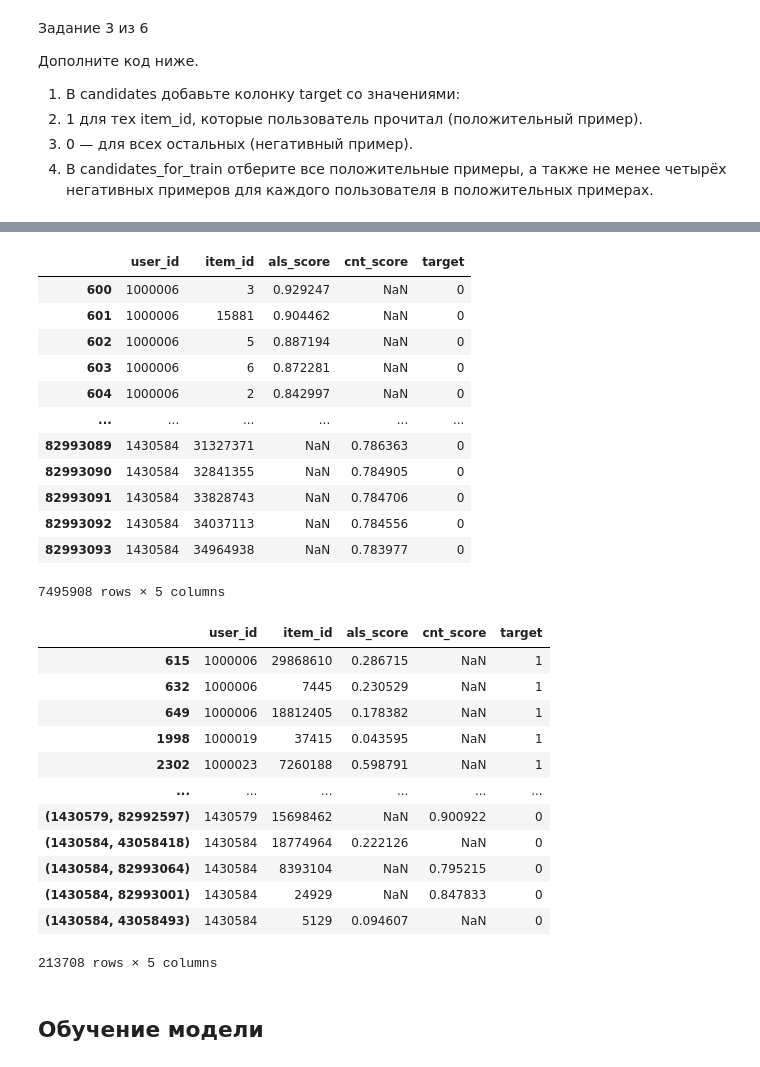
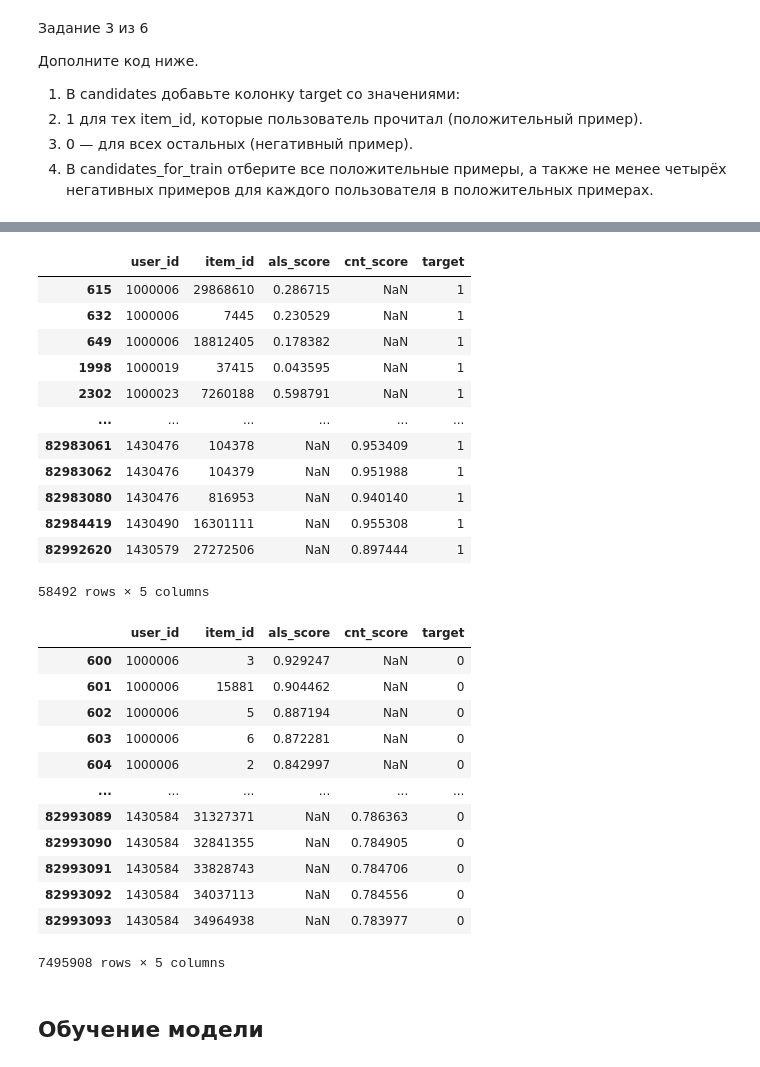
Before and after one commit to eleldar/mle-recsys-start, a Jupyter notebook: preprocessing.ipynb, the cells around one changed output, grey strips where cells are left out. Drawn from its saved outputs; the diff is of its cells as text; code cells hidden in the pictures.

```diff
--- a/preprocessing.ipynb
+++ b/preprocessing.ipynb
@@ -1935,22 +1904,22 @@ candidates_to_sample = (
     .groupby("user_id")
     .filter(lambda x: x["target"].sum() > 0)
 )
-# %%
-candidates_to_sample
-# %% [output]
-|  | user_id | item_id | als_score | cnt_score | target |
-| 600 | 1000006 | 3 | 0.929247 | NaN | 0 |
-| 601 | 1000006 | 15881 | 0.904462 | NaN | 0 |
-| 602 | 1000006 | 5 | 0.887194 | NaN | 0 |
-| 603 | 1000006 | 6 | 0.872281 | NaN | 0 |
-| 604 | 1000006 | 2 | 0.842997 | NaN | 0 |
-| ... | ... | ... | ... | ... | ... |
-| 82993089 | 1430584 | 31327371 | NaN | 0.786363 | 0 |
-| 82993090 | 1430584 | 32841355 | NaN | 0.784905 | 0 |
-| 82993091 | 1430584 | 33828743 | NaN | 0.784706 | 0 |
-| 82993092 | 1430584 | 34037113 | NaN | 0.784556 | 0 |
-| 82993093 | 1430584 | 34964938 | NaN | 0.783977 | 0 |
-7495908 rows × 5 columns
+# %%
+candidates_to_sample.query("target == 1")
+# %% [output]
+|  | user_id | item_id | als_score | cnt_score | target |
+| 615 | 1000006 | 29868610 | 0.286715 | NaN | 1 |
+| 632 | 1000006 | 7445 | 0.230529 | NaN | 1 |
+| 649 | 1000006 | 18812405 | 0.178382 | NaN | 1 |
+| 1998 | 1000019 | 37415 | 0.043595 | NaN | 1 |
+| 2302 | 1000023 | 7260188 | 0.598791 | NaN | 1 |
+| ... | ... | ... | ... | ... | ... |
+| 82983061 | 1430476 | 104378 | NaN | 0.953409 | 1 |
+| 82983062 | 1430476 | 104379 | NaN | 0.951988 | 1 |
+| 82983080 | 1430476 | 816953 | NaN | 0.940140 | 1 |
+| 82984419 | 1430490 | 16301111 | NaN | 0.955308 | 1 |
+| 82992620 | 1430579 | 27272506 | NaN | 0.897444 | 1 |
+58492 rows × 5 columns
 # %%
 # для каждого пользователя оставляем только 4 негативных примера
 negatives_per_user = 4
@@ -1961,21 +1930,21 @@ candidates_for_train = pd.concat([
         .apply(lambda x: x.sample(negatives_per_user, random_state=0))
     ])
 # %%
-candidates_for_train
+candidates_to_sample
 # %% [output]
 |  | user_id | item_id | als_score | cnt_score | target |
-| 615 | 1000006 | 29868610 | 0.286715 | NaN | 1 |
-| 632 | 1000006 | 7445 | 0.230529 | NaN | 1 |
-| 649 | 1000006 | 18812405 | 0.178382 | NaN | 1 |
-| 1998 | 1000019 | 37415 | 0.043595 | NaN | 1 |
-| 2302 | 1000023 | 7260188 | 0.598791 | NaN | 1 |
+| 600 | 1000006 | 3 | 0.929247 | NaN | 0 |
+| 601 | 1000006 | 15881 | 0.904462 | NaN | 0 |
+| 602 | 1000006 | 5 | 0.887194 | NaN | 0 |
+| 603 | 1000006 | 6 | 0.872281 | NaN | 0 |
+| 604 | 1000006 | 2 | 0.842997 | NaN | 0 |
 | ... | ... | ... | ... | ... | ... |
-| (1430579, 82992597) | 1430579 | 15698462 | NaN | 0.900922 | 0 |
-| (1430584, 43058418) | 1430584 | 18774964 | 0.222126 | NaN | 0 |
-| (1430584, 82993064) | 1430584 | 8393104 | NaN | 0.795215 | 0 |
-| (1430584, 82993001) | 1430584 | 24929 | NaN | 0.847833 | 0 |
-| (1430584, 43058493) | 1430584 | 5129 | 0.094607 | NaN | 0 |
+| 82993089 | 1430584 | 31327371 | NaN | 0.786363 | 0 |
+| 82993090 | 1430584 | 32841355 | NaN | 0.784905 | 0 |
+| 82993091 | 1430584 | 33828743 | NaN | 0.784706 | 0 |
+| 82993092 | 1430584 | 34037113 | NaN | 0.784556 | 0 |
+| 82993093 | 1430584 | 34964938 | NaN | 0.783977 | 0 |
-213708 rows × 5 columns
+7495908 rows × 5 columns
 # %% [markdown]
 ## Обучение модели
 # %% [markdown]
```
Also changed, not shown: parts of 70 cells of this notebook.
